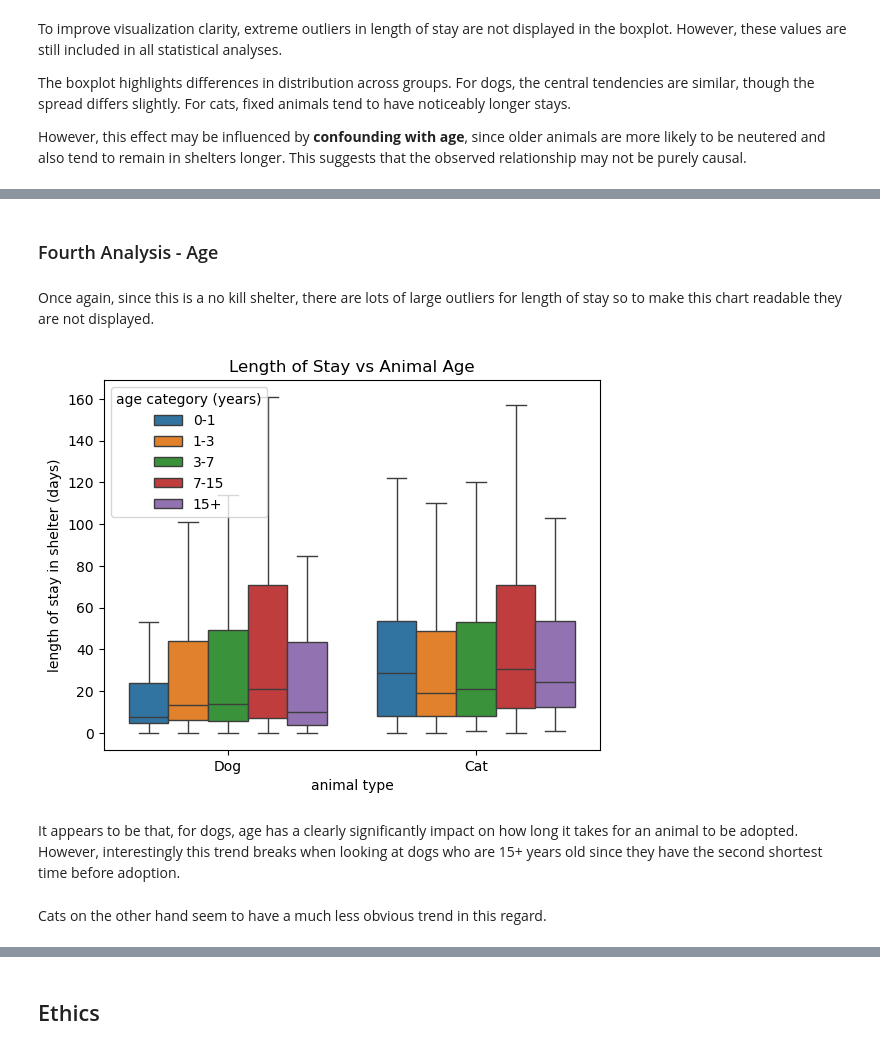
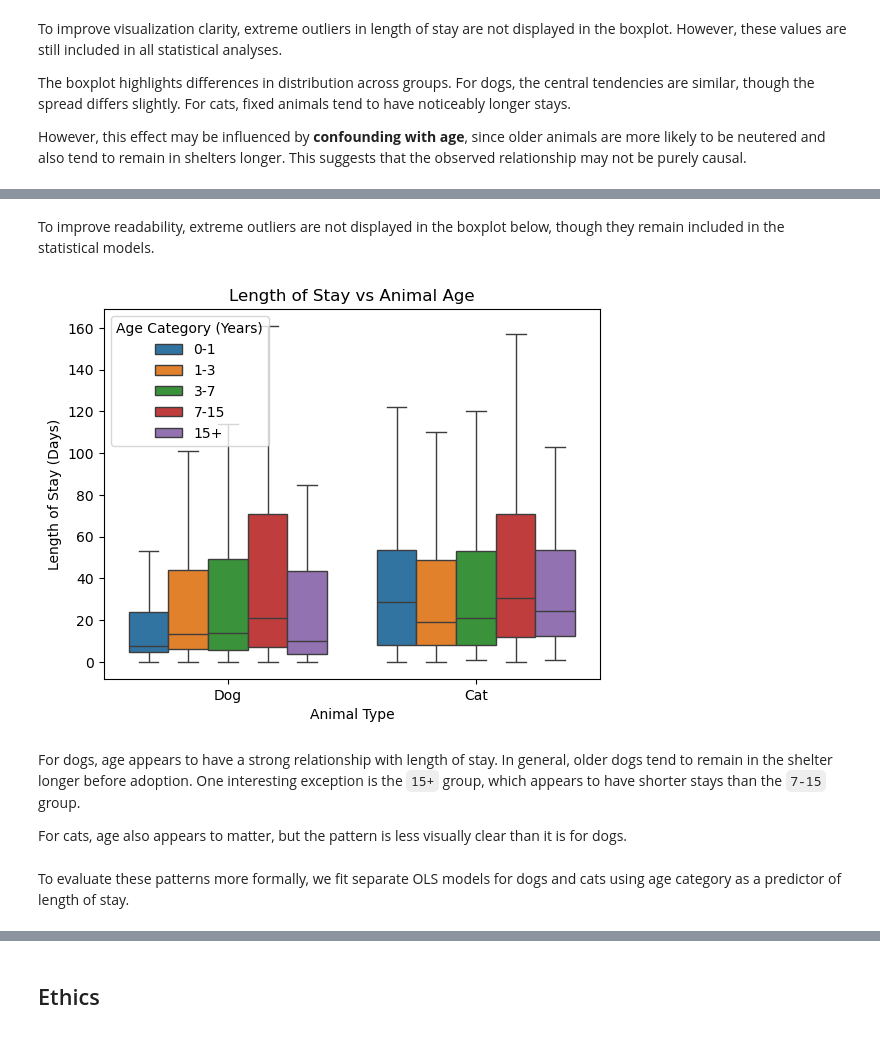
Before and after one commit to COGS108/Group072_WI26, a Jupyter notebook: 03-FinalProject.ipynb, the cells around one changed output, grey strips where cells are left out. Drawn from its saved outputs; the diff is of its cells as text; code cells hidden in the pictures.

```diff
--- a/03-FinalProject.ipynb
+++ b/03-FinalProject.ipynb
@@ -456,18 +429,25 @@ This could once again possibly be explained by the fact that older dogs are more
-# %% [markdown]
-### Fourth Analysis - Age
-# %% [markdown]
-Once again, since this is a no kill shelter, there are lots of large outliers for length of stay so to make this chart readable they are not displayed.
+# %% [markdown]
+To improve readability, extreme outliers are not displayed in the boxplot below, though they remain included in the statistical models.
 # %%
-sns.boxplot(data=age_df, x='outcome_animal_type', y='length_of_stay', hue='age_catagory', showfliers=False)
+sns.boxplot(
+    data=age_df,
+    x='outcome_animal_type',
+    y='length_of_stay',
+    hue='age_category',
+    showfliers=False
+)
+
 plt.title('Length of Stay vs Animal Age')
-plt.xlabel('animal type')
-plt.legend(title='age category (years)')
-plt.ylabel('length of stay in shelter (days)')
+plt.xlabel('Animal Type')
+plt.ylabel('Length of Stay (Days)')
+plt.legend(title='Age Category (Years)')
 plt.show()
 # %% [output]
-[figure, old version]
+[figure, new version]
-# %% [markdown]
-It appears to be that, for dogs, age has a clearly significantly impact on how long it takes for an animal to be adopted. However, interestingly this trend breaks when looking at dogs who are 15+ years old since they have the second shortest time before adoption.
-# %% [markdown]
-Cats on the other hand seem to have a much less obvious trend in this regard.
+# %% [markdown]
+For dogs, age appears to have a strong relationship with length of stay. In general, older dogs tend to remain in the shelter longer before adoption. One interesting exception is the `15+` group, which appears to have shorter stays than the `7-15` group.
+
+For cats, age also appears to matter, but the pattern is less visually clear than it is for dogs.
+# %% [markdown]
+To evaluate these patterns more formally, we fit separate OLS models for dogs and cats using age category as a predictor of length of stay.
 # %%
```
Also changed, not shown: parts of 17 cells of this notebook.
